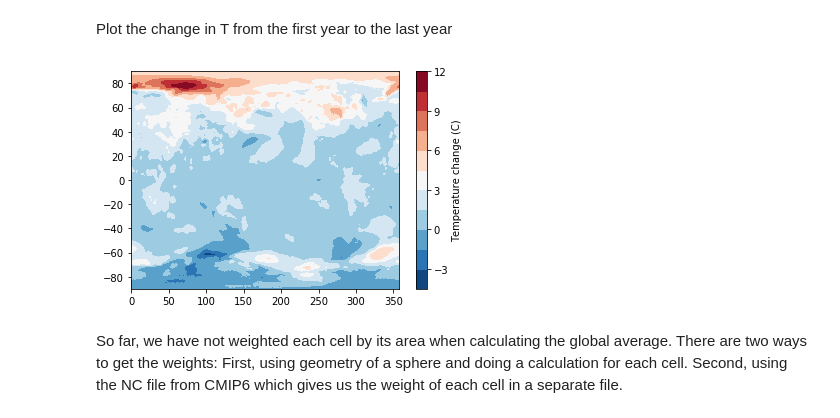
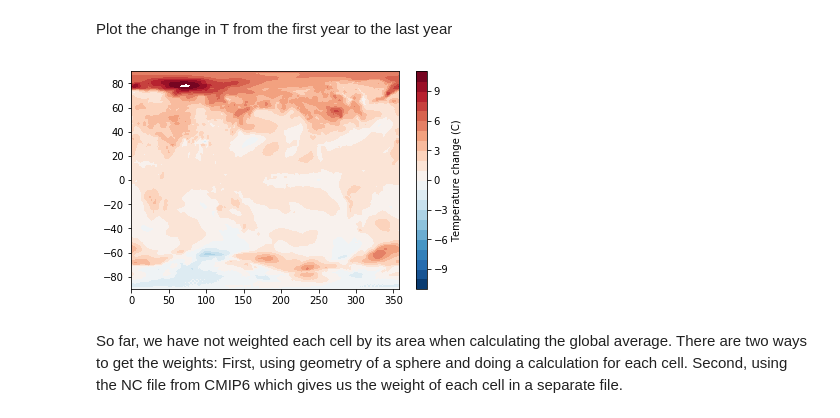
Before and after one commit to scoffiel/ess118_python_reference, a Jupyter notebook: 5_climate_data.ipynb, the cells around one changed output. Cells and saved outputs as stored; diff of their text form; code cells hidden in the pictures.

```diff
--- a/5_climate_data.ipynb
+++ b/5_climate_data.ipynb
@@ -54,11 +54,11 @@ tasdiff = tasfinal - tasinitial #map of change in temperature
 # %%
 fig = py.figure()
 ax1 = fig.add_subplot(111)
-contour_plot = ax1.contourf(lon, lat, tasdiff, 10, cmap='RdBu_r')
-cbar = py.colorbar(contour_plot) #still need to center at 0
+contour_plot = ax1.contourf(lon, lat, tasdiff, np.arange(-11,12), cmap='RdBu_r')
+cbar = py.colorbar(contour_plot)
 cbar.set_label('Temperature change (C)')
 # %% [output]
-[figure, old version]
+[figure, new version]
 # %% [markdown]
 So far, we have not weighted each cell by its area when calculating the global average. There are two ways to get the weights: First, using geometry of a sphere and doing a calculation for each cell. Second, using the NC file from CMIP6 which gives us the weight of each cell in a separate file.
 # %% [markdown]
```
